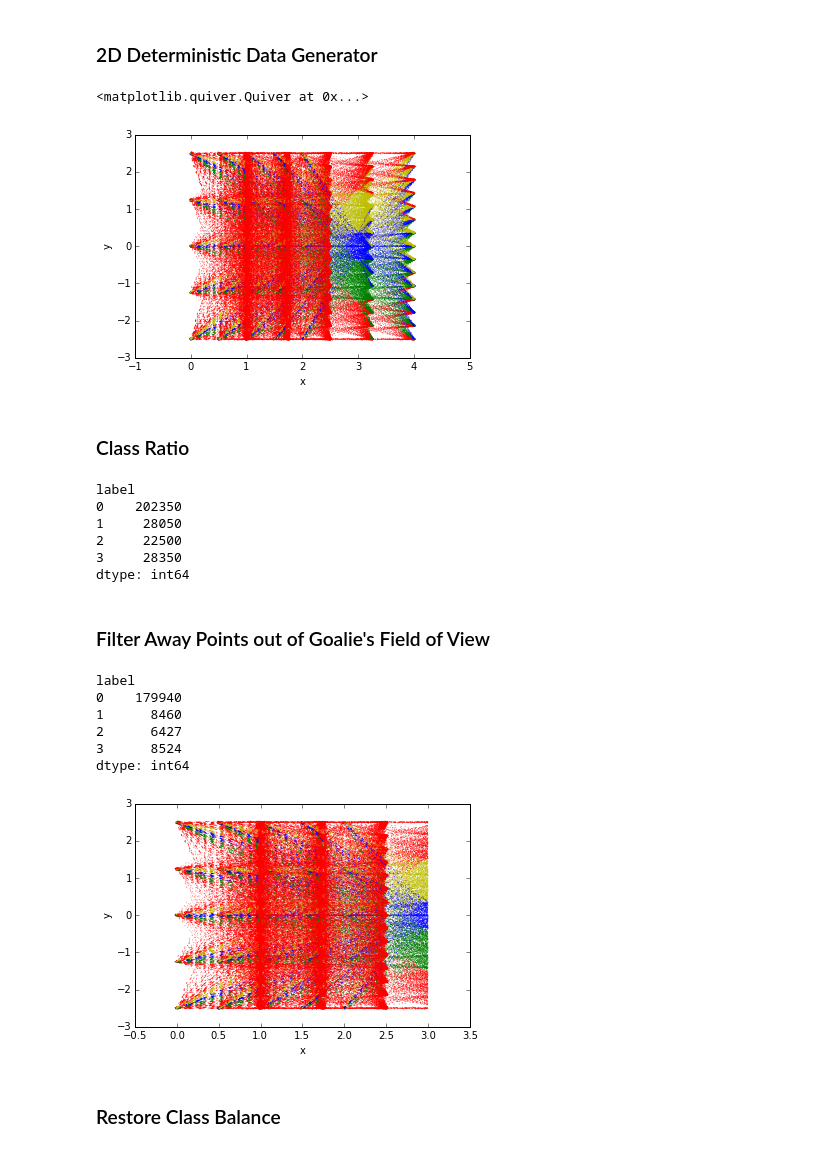
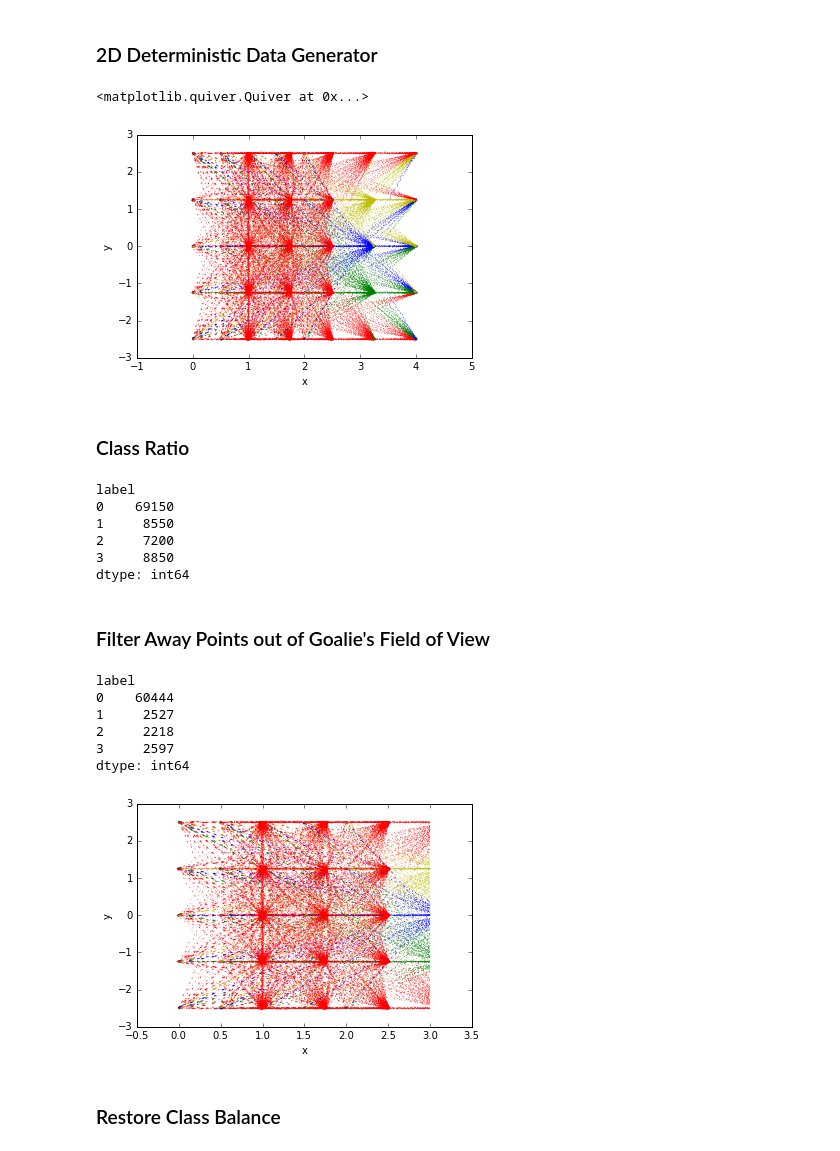
Before and after one commit to ebanner/cs393r_project, a Jupyter notebook: data/2d/many-many/short/Generate Shots Multiclass.ipynb, the cells around one changed output. Cells and saved outputs as stored; diff of their text form; code cells hidden in the pictures.

```diff
--- a/data/2d/many-many/short/Generate Shots Multiclass.ipynb
+++ b/data/2d/many-many/short/Generate Shots Multiclass.ipynb
@@ -9,6 +8,6 @@ GOAL_HEIGHT = 1.25
 # %%
-NUM_XS_START, NUM_YS_START = 5, 5
-NUM_XS_END, NUM_YS_END = 5, 15
+NUM_XS_START, NUM_YS_START = 5, 5,
+NUM_XS_END, NUM_YS_END = 5, 5
 TIME_STEPS = 150
 DECAY = .966
 NUM_BETWEEN = 0
@@ -69,16 +68,13 @@ def data_generator(num_xs_start=2, num_ys_start=2, num_xs_end=2, num_ys_end=2, t
     the amount of noise present
 
     """
-    inc = 1 if not GENERATE_BACKWARDS_SHOTS else 2
-
     xs_start, ys_start = np.linspace(0, 2, num_xs_start), np.linspace(-2.5, 2.5, num_ys_start)
     starts = itertools.product(xs_start, ys_start)
 
     # Create grid of end points
     xs_end, ys_end = np.linspace(1, 4, num_xs_end), np.linspace(-2.5, 2.5, num_ys_end)
     ends = itertools.product(xs_end, ys_end)
-    shot_number = 0
-    for (x_start, y_start), (x_end, y_end) in itertools.product(starts, ends):
+    for shot_number, ((x_start, y_start), (x_end, y_end)) in enumerate(itertools.product(starts, ends)):
         if x_end < X_GOAL:
             label = 0
         else:
@@ -107,51 +103,44 @@ def data_generator(num_xs_start=2, num_ys_start=2, num_xs_end=2, num_ys_end=2, t
         x_positions = x_start + x_deltas
         x_positions = np.append([x_start], x_positions[:-1])
         y_positions = y_start + y_deltas
         y_positions = np.append([y_start], y_positions[:-1])
 
         # Yield the points one by one
         for x, y, dx, dy in zip(x_positions, y_positions, x_velocities, y_velocities):
             # Noise
             x += noise*np.random.randn()
             y += noise*np.random.randn()
 
             # Compute distance and bearing exactly from noisy estimates
             distance, bearing = np.sqrt((x-X_GOAL)**2 + (y-0)**2), math.atan(y/(X_GOAL-x)) if x else 0
 
             yield State(x, y, dx, dy, distance, bearing, shot_number, label)
 
-        if GENERATE_BACKWARDS_SHOTS:
-            for x, y, dx, dy in zip(reversed(x_positions), reversed(y_positions),
-                                    reversed([0]+x_velocities[:-1]), reversed([0]+y_velocities[:-1])):
-                yield State(x, y, -dx, -dy, distance, bearing, shot_number+1, 0)
-
-        shot_number += inc
-
 # Generate shot data
 data_points = data_generator(num_xs_start=NUM_XS_START, num_ys_start=NUM_YS_START,
                              num_xs_end=NUM_XS_END, num_ys_end=NUM_YS_END,
                              time_steps=TIME_STEPS, decay=DECAY, noise=NOISE_LEVEL)
 data_points = list(data_points)
 
 # Plot it
 df = pd.DataFrame(data_points, columns=State._fields)
 labels = df['label']
 colormap = np.array(['r', 'g', 'b', 'y'])
 axes = df.plot(kind='scatter', x='x', y='y', c=colormap[labels], s=0)
 axes.quiver(df['x'], df['y'], df['dx'], df['dy'], color=colormap[labels], scale_units='xy', angles='xy', scale=2.5, width=.0022)
 # %% [output]
 <matplotlib.quiver.Quiver at 0x...>
-[figure, old version]
+[figure, new version]
 # %% [markdown]
 ### Class Ratio
 # %%
 df.groupby('label').size()
 # %% [output]
 label
-0    202350
-1     28050
-2     22500
-3     28350
+0    69150
+1     8550
+2     7200
+3     8850
 dtype: int64
 # %% [markdown]
 ### Filter Away Points out of Goalie's Field of View
@@ -168,12 +157,12 @@ axes.quiver(df['x'], df['y'], df['dx'], df['dy'], color=colormap[labels], scale_
 df.groupby('label').size()
 # %% [output]
 label
-0    179940
-1      8460
-2      6427
-3      8524
+0    60444
+1     2527
+2     2218
+3     2597
 dtype: int64
-[figure, old version]
+[figure, new version]
 # %% [markdown]
 ### Restore Class Balance
 # %%
```
Also changed, not shown: parts of 11 cells of this notebook, 4 other files.
